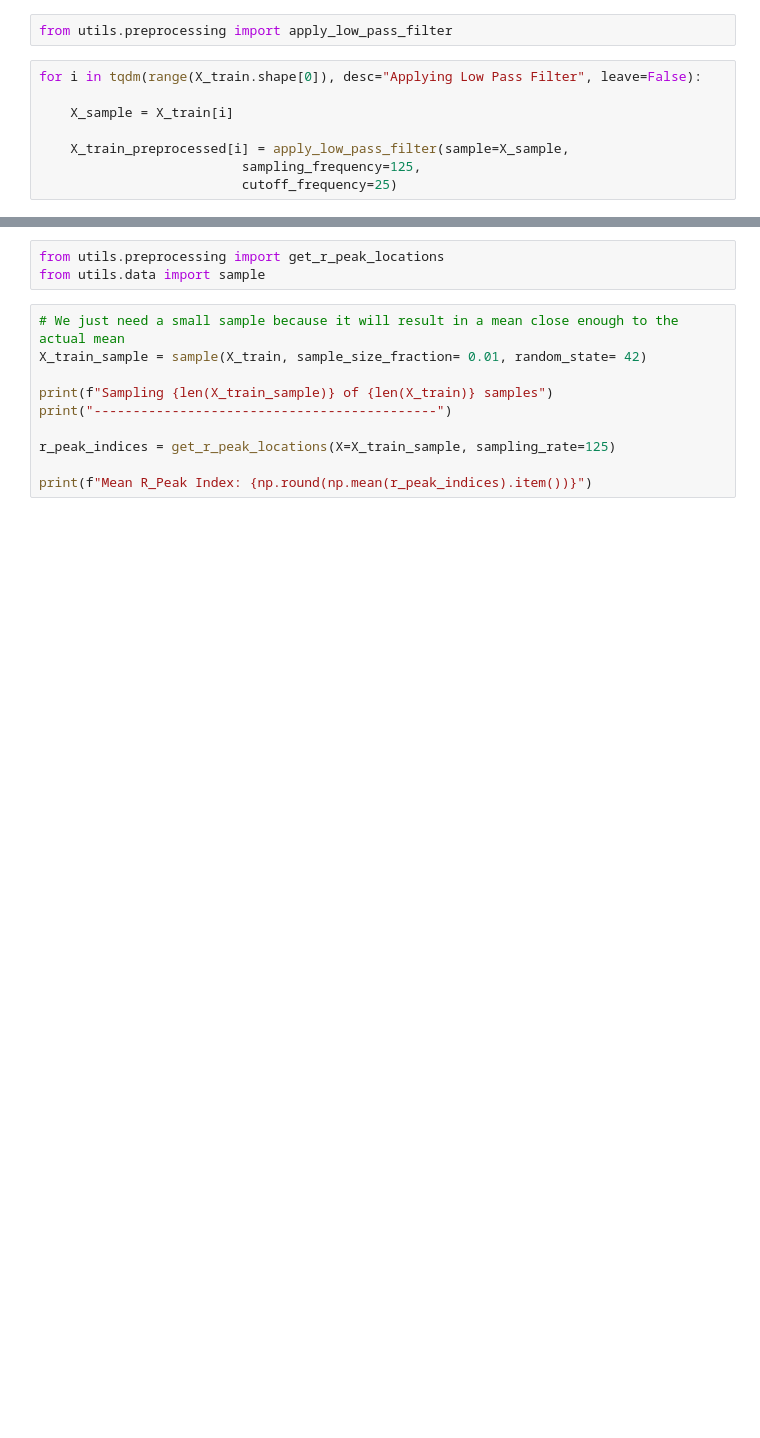
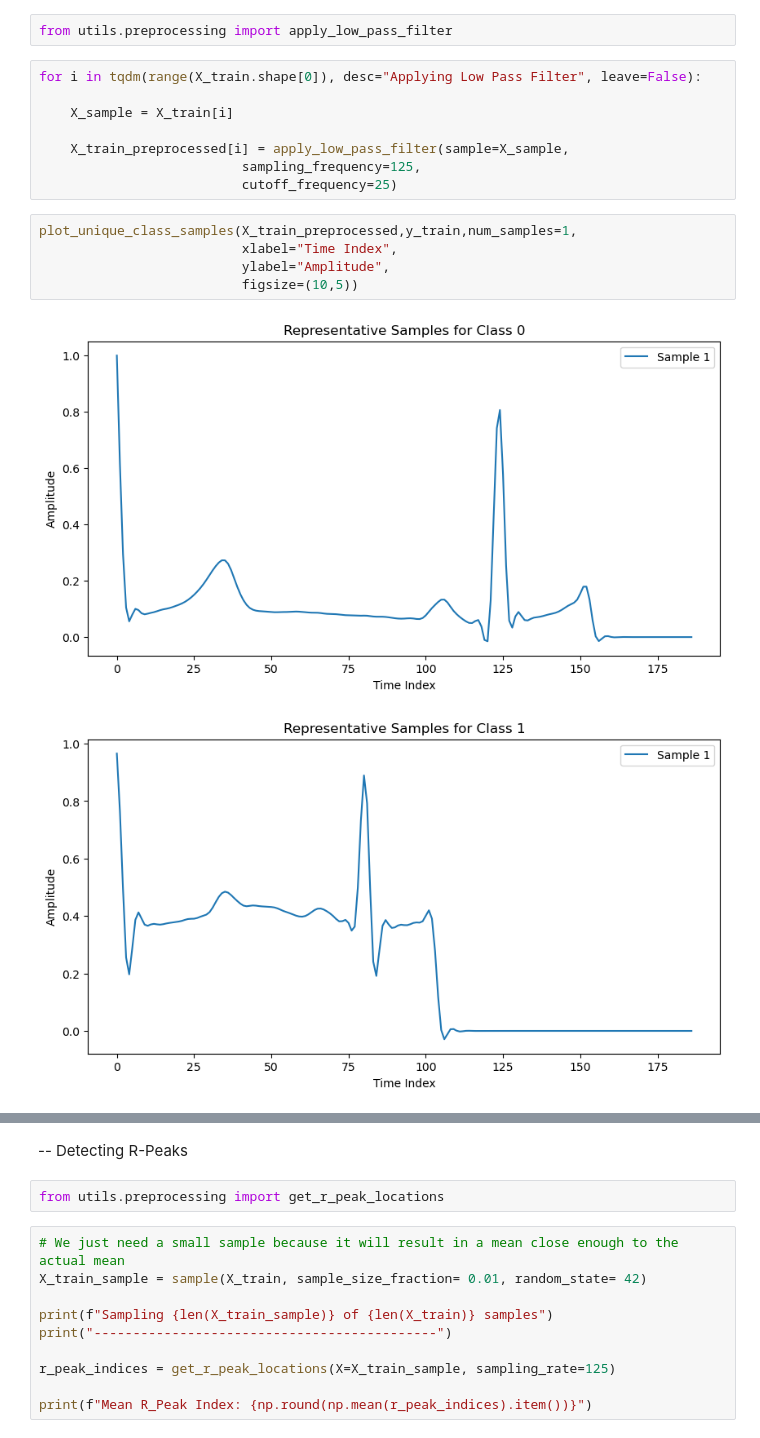
Before and after one commit to williamjohn972/Deep-Learning-for-ECG-Heartbeat-Classification, a Jupyter notebook: main.ipynb, the cells around one changed output, grey strips where cells are left out. Drawn from its saved outputs; the diff is of its cells as text; blank space fills up the shorter version.

```diff
--- a/main.ipynb
+++ b/main.ipynb
@@ -163,3 +165,11 @@ for i in tqdm(range(X_train.shape[0]), desc="Applying Low Pass Filter", leave=Fa
     X_train_preprocessed[i] = apply_low_pass_filter(sample=X_sample,
                           sampling_frequency=125,
                           cutoff_frequency=25)
+# %%
+plot_unique_class_samples(X_train_preprocessed,y_train,num_samples=1,
+                          xlabel="Time Index",
+                          ylabel="Amplitude",
+                          figsize=(10,5))
+# %% [output]
+[figure, added]
+[figure, added]
@@ -166,6 +179,7 @@ for i in tqdm(range(X_train.shape[0]), desc="Applying Low Pass Filter", leave=Fa
+# %% [markdown]
+-- Detecting R-Peaks
 # %%
 from utils.preprocessing import get_r_peak_locations
-from utils.data import sample
 # %%
 # We just need a small sample because it will result in a mean close enough to the actual mean
 X_train_sample = sample(X_train, sample_size_fraction= 0.01, random_state= 42)
```
Also changed, not shown: parts of 3 cells of this notebook, 1 other file.
